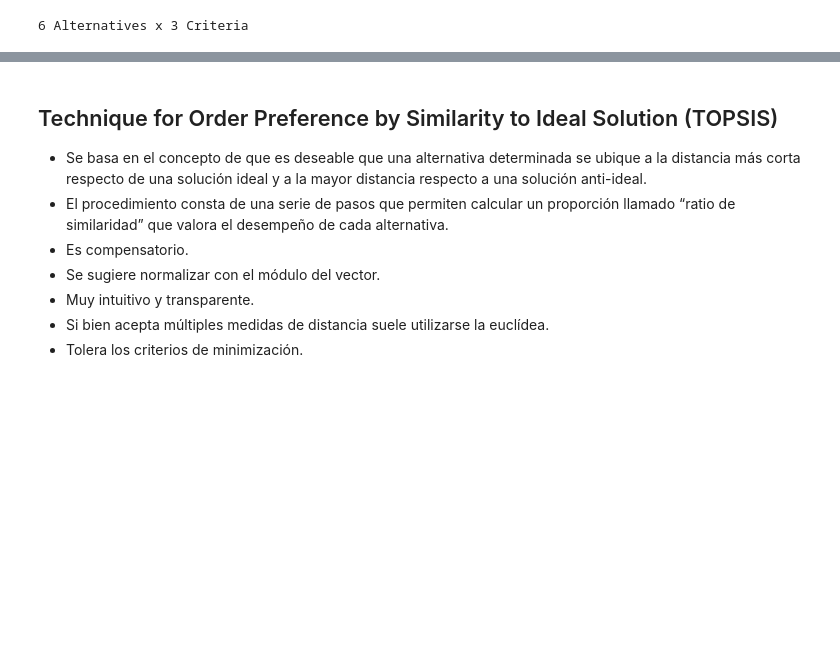
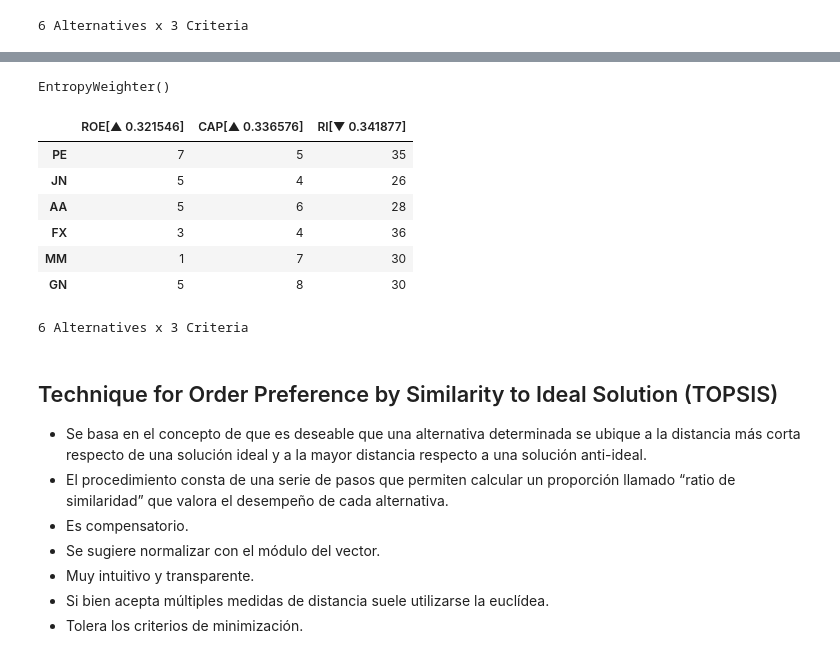
Before and after one commit to leliel12/diplodatos_mcda, a Jupyter notebook: slides/clase2.ipynb, the cells around one changed output, grey strips where cells are left out. Drawn from its saved outputs; the diff is of its cells as text; code cells hidden in the pictures; blank space fills up the shorter version.

```diff
--- a/slides/clase2.ipynb
+++ b/slides/clase2.ipynb
@@ -152,3 +154,19 @@ wght.transform(dm), wght.transform(invert_objectives.CriMinimize().transform(dm)
+# %%
+wght = weighters.EntropyWeighter()
+wght
+# %% [output]
+EntropyWeighter()
+# %%
+wght.transform(dm)
+# %% [output]
+|  | ROE[▲ 0.321546] | CAP[▲ 0.336576] | RI[▼ 0.341877] |
+| PE | 7 | 5 | 35 |
+| JN | 5 | 4 | 26 |
+| AA | 5 | 6 | 28 |
+| FX | 3 | 4 | 36 |
+| MM | 1 | 7 | 30 |
+| GN | 5 | 8 | 30 |
+6 Alternatives x 3 Criteria
 # %% [markdown]
 ## Technique for Order Preference by Similarity to Ideal Solution (TOPSIS)
 
```
Also changed, not shown: parts of 5 cells of this notebook, 1 other file.
